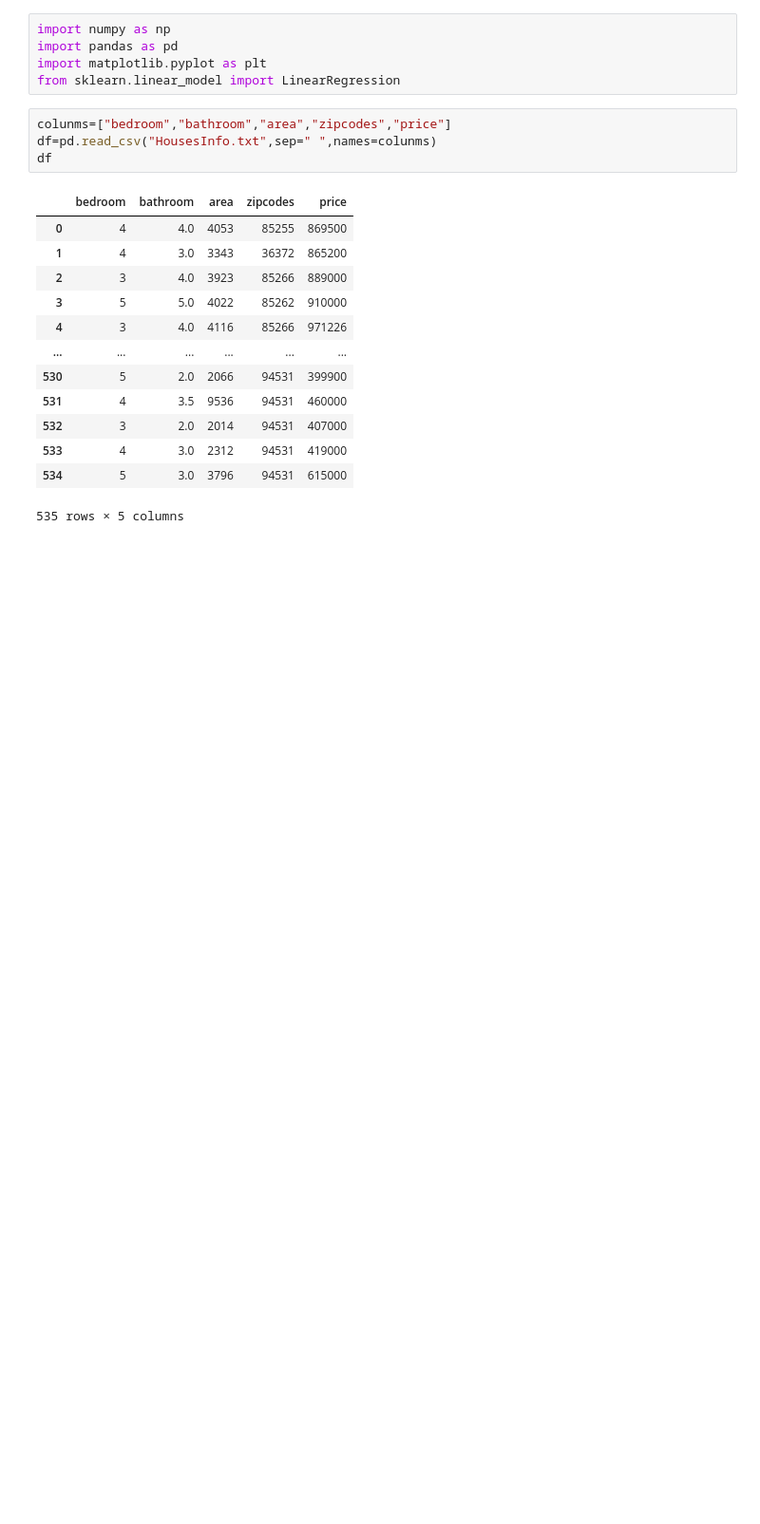
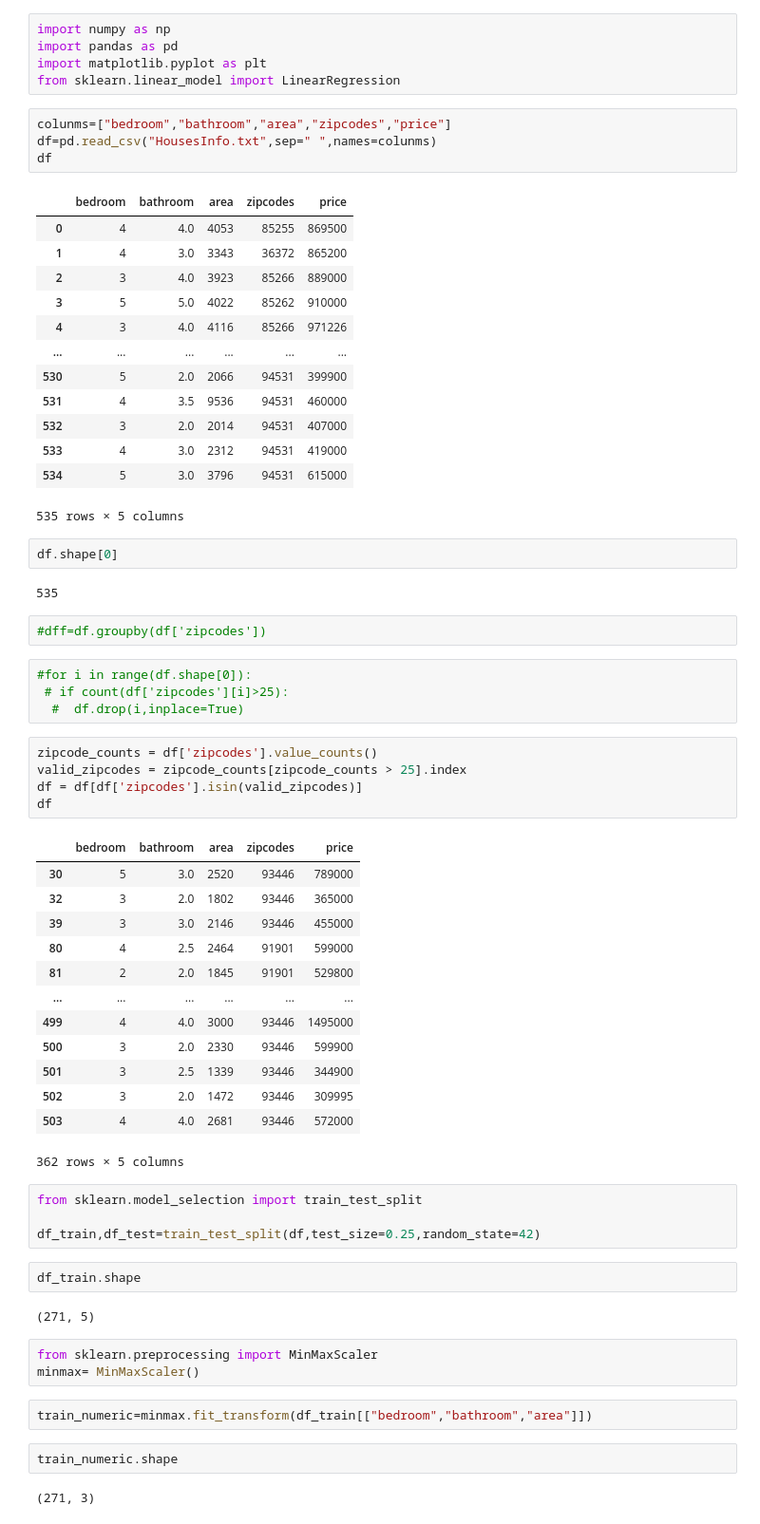
Before and after one commit to MaryamMortazaviSefat/practice3-linear_model_regression_normalization, a Jupyter notebook: q3.ipynb, the cells around one changed output. Shown at 95% size. Drawn from its saved outputs; the diff is of its cells as text; blank space fills up the shorter version.

```diff
--- a/q3.ipynb
+++ b/q3.ipynb
@@ -36,3 +36,49 @@ df
 | 533 | 4 | 3.0 | 2312 | 94531 | 419000 |
 | 534 | 5 | 3.0 | 3796 | 94531 | 615000 |
 535 rows × 5 columns
+# %%
+df.shape[0]
+# %% [output]
+535
+# %%
+#dff=df.groupby(df['zipcodes'])
+# %%
+#for i in range(df.shape[0]):
+ # if count(df['zipcodes'][i]>25):
+  #  df.drop(i,inplace=True)
+# %%
+zipcode_counts = df['zipcodes'].value_counts()
+valid_zipcodes = zipcode_counts[zipcode_counts > 25].index
+df = df[df['zipcodes'].isin(valid_zipcodes)]
+df
+# %% [output]
+|  | bedroom | bathroom | area | zipcodes | price |
+| 30 | 5 | 3.0 | 2520 | 93446 | 789000 |
+| 32 | 3 | 2.0 | 1802 | 93446 | 365000 |
+| 39 | 3 | 3.0 | 2146 | 93446 | 455000 |
+| 80 | 4 | 2.5 | 2464 | 91901 | 599000 |
+| 81 | 2 | 2.0 | 1845 | 91901 | 529800 |
+| ... | ... | ... | ... | ... | ... |
+| 499 | 4 | 4.0 | 3000 | 93446 | 1495000 |
+| 500 | 3 | 2.0 | 2330 | 93446 | 599900 |
+| 501 | 3 | 2.5 | 1339 | 93446 | 344900 |
+| 502 | 3 | 2.0 | 1472 | 93446 | 309995 |
+| 503 | 4 | 4.0 | 2681 | 93446 | 572000 |
+362 rows × 5 columns
+# %%
+from sklearn.model_selection import train_test_split
+
+df_train,df_test=train_test_split(df,test_size=0.25,random_state=42)
+# %%
+df_train.shape
+# %% [output]
+(271, 5)
+# %%
+from sklearn.preprocessing import MinMaxScaler
+minmax= MinMaxScaler()
+# %%
+train_numeric=minmax.fit_transform(df_train[["bedroom","bathroom","area"]])
+# %%
+train_numeric.shape
+# %% [output]
+(271, 3)
```
Also changed, not shown: parts of 12 cells of this notebook.
